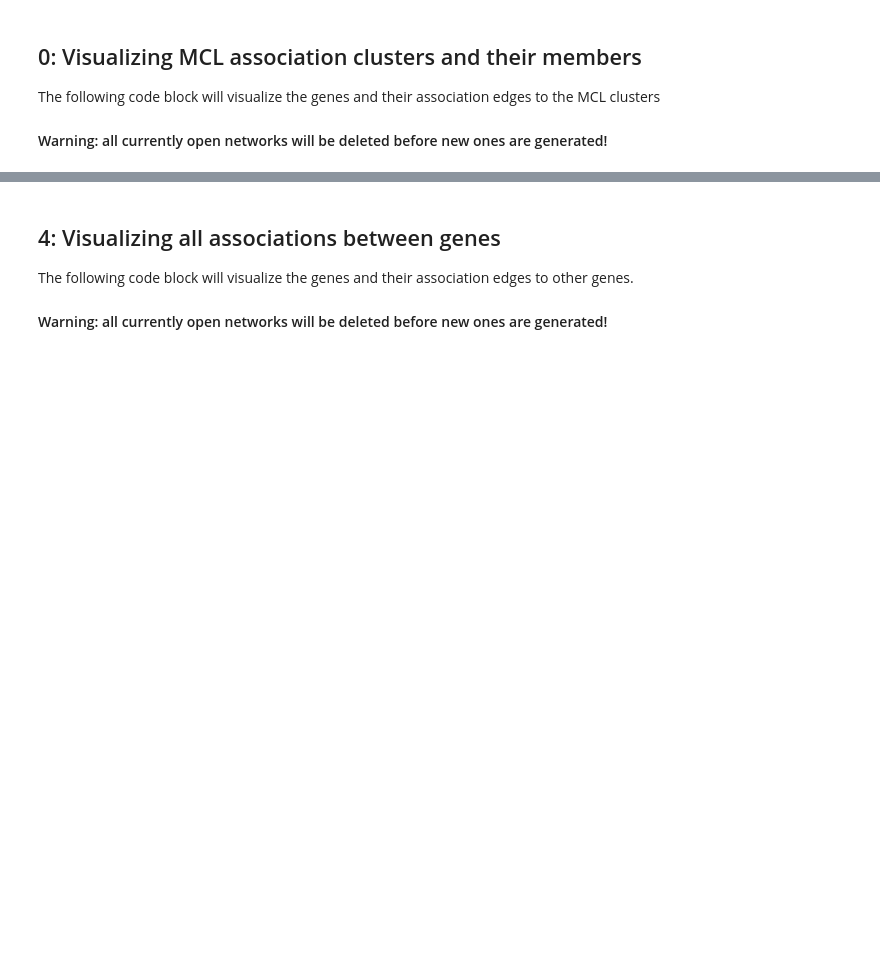
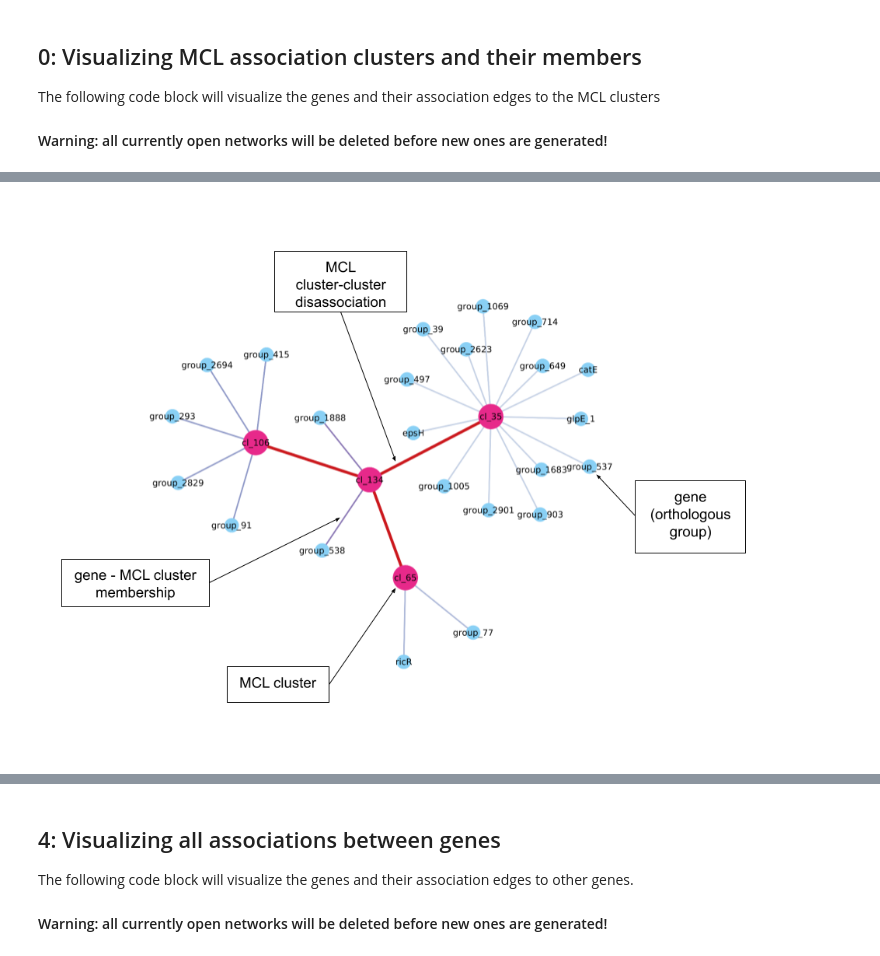
Before and after one commit to fbaumdicker/goldfinder, a Jupyter notebook: goldfinder/goldfinder_cytoscape_import.ipynb, the cells around one changed output, grey strips where cells are left out. Cells and saved outputs as stored; diff of their text form; code cells hidden in the pictures; blank space fills up the shorter version.

```diff
--- a/goldfinder/goldfinder_cytoscape_import.ipynb
+++ b/goldfinder/goldfinder_cytoscape_import.ipynb
@@ -72,14 +86,14 @@ Current directory is: /home/agavriil/Documents/goldfinder_projects/goldfinder
 Importing premade styles from file. These are used in the examples below. Any custom styles would need to be imported first and then called in the relevant functions
 # %%
 ### import styles file - this should be present in the same folder as the script
-styles_file = os.path.join(currentdir,'GOLDfinder_custom_styles.xml')
+styles_file = os.path.join(currentdir,'goldfinder_custom_styles.xml')
 #styles_file = join(currentdir, 'default_cy_styles.xml')
 
-styles_dict = {'all_association':'GOLDfinder_allassoc',
-               'all_assoc_part_dissoc':'GOLDfinder_allassoc_partialDis',
-               'all_assoc_genebased_dissoc':'GOLDfinder_allassoc_genebasedDis',
-               'phage_defense_all_assoc':'GOLDfinder_phagedefense',
-               'manuscript_comparison':'GOLDfinder-COINfinder_copycatFig1',
+styles_dict = {'all_association':'goldfinder_allassoc',
+               'all_assoc_cluster_colours':'goldfinder_assoc_MCLcolours',
+               'all_assoc_part_dissoc':'goldfinder_allassoc_partialDis',
+               'all_assoc_genebased_dissoc':'goldfinder_allassoc_genebasedDis',
+               'phage_defense_all_assoc':'goldfinder_phagedefense',
                'test':'default'}
 ### check if all the GOLDfinder styles are already imported in Cytoscape
 styles = p4c.get_visual_style_names()
@@ -90,7 +104,7 @@ styles_description_dict = {'all_association':'Networks that include MCL associat
                            'all_assoc_part_dissoc':'Same as all_association, but also includes member-member dissociation edges.',
                            'all_assoc_genebased_dissoc':'Same as all_association, but also includes gene-based dissociation edges (See details on GeneForce for more).',
                            'phage_defense_all_assoc':'Similar as all_association, but colours separately phage, defense, antidefense genes.',
-                           'manuscript_comparison':'Style used in the GOLDfinder manuscript for the comparison of GOLDfinder and COINfinder results. Needs fixing!!!!!!!!!!!!!!!!!!!!!!!!!!!!!!!!!!!!!!!!!',
+                           'all_assoc_cluster_colours':'Same as all_association, but also colours gene nodes based on their MCL cluster.',
                            'test':'Default style that already exists in Cytoscape'}
 ### checking layout names and tweakable attributes - uncomment one at a time
 #p4c.get_layout_names()
@@ -780,0 +452,81 @@ Done
+# %%
+### visualize most significant interactions only or all of them?
+onlysignificant = True
+### if onlysignificant=True, what is the threshold for the Force value (inclusive)?
+force_T = 0.9
+
+### If onlysignificant=False, how many edges should be visualized at a time? change variable here
+nrows = 50
+
+### deleting existing networks to start over
+p4c.delete_all_networks()
+
+today = date.today()
+todaystr = today.strftime("%y%m%d")
+
+### create only one network
+if onlysignificant:
+    gene_cluster_clDis_sign_edges_df = pd.concat([gene_to_cluster_edges_df[['source', 'target', 'Force', 'pair_type']],
+                                                  cluster_dissoc_edges_std_df[cluster_dissoc_edges_std_df['Force'] >= force_T]])
+    check_nodes_edges(nodes_df, gene_cluster_clDis_sign_edges_df)
+    ### make associations network inlcuding MCL clusters
+    collection_title = "goldfinder results"
+    p4c.create_network_from_data_frames(nodes_df,
+                                        gene_cluster_clDis_sign_edges_df,
+                                        title = f'Gene-MCL cluster associations and significant (Force>={force_T}) cluster-cluster disassociations',
+                                        collection=collection_title)
+    p4c.layout_network('force-directed')
+    ### apply style
+    apply_visual_style(styles_dict['all_assoc_part_dissoc'])
+    ### give it a second for the style to be applied
+    time.sleep(1)
+    ### save the figure
+    outfig_name=f'{todaystr}_goldfinder_top_MCLclusters_disassoc_T{force_T}.jpeg'
+    # for more options see here: https://py4cytoscape.readthedocs.io/en/latest/reference/generated/py4cytoscape.network_views.export_image.html
+    save_network_image(join(outdir, outfig_name), filetype='JPEG')
+    print(f"Saving figure in file {outfig_name}")
+    ### save session
+    outcys_session_name = f'{todaystr}_goldfinder_top_MCLclusters_disassoc_T{force_T}.cys'
+    p4c.save_session(os.path.join(outdir, outcys_session_name))
+    print(f"Saving session in file {outcys_session_name}")
+### separate into multiple networks to avoid overcrowding
+else:
+    ### sort cluster-cluster disassociation edges by Force value (most significant ones are visualized first)
+    cluster_dissoc_edges_std_df.sort_values('Force', ascending=False, inplace=True)
+    ### create one network for each nrows edges, starting with the most significant ones (highest Force values)
+    index = 0
+    while nrows * index < len(cluster_dissoc_edges_std_df):
+        cluster_dissoc_edges_part_df = cluster_dissoc_edges_std_df.iloc[index*nrows:(index+1)*nrows, :]
+        gene_cluster_clDis_sign_edges_part_df = pd.concat([gene_to_cluster_edges_df[['source', 'target', 'Force', 'pair_type']],
+                                                    cluster_dissoc_edges_part_df[cluster_dissoc_edges_part_df['Force'] >= force_T]])
+        check_nodes_edges(nodes_df, gene_cluster_clDis_sign_edges_part_df)
+        ### make associations network inlcuding MCL clusters
+        collection_title = "GOLDfinder results"
+        p4c.create_network_from_data_frames(nodes_df,
+                                            gene_cluster_clDis_sign_edges_part_df,
+                                            title = f'Gene-MCL cluster associations and significant (Force>={force_T}) cluster-cluster disassociations',
+                                            collection=collection_title)
+        p4c.layout_network('force-directed')
+        ### apply style
+        apply_visual_style(styles_dict['all_assoc_part_dissoc'])
+        ### give it a second for the style to be applied
+        time.sleep(1)
+        ### save the figure
+        outfig_name= f'{todaystr}_allassoc_manyDis_networks_{index}.jpeg'
+        # for more options see here: https://py4cytoscape.readthedocs.io/en/latest/reference/generated/py4cytoscape.network_views.export_image.html
+        save_network_image(join(outdir, outfig_name), filetype='JPEG')
+        print(f"Saving figure in file {outfig_name}")
+        index+=1
+    ### save session
+    outcys_session_name = f'{todaystr}_allassoc_manyDis_networks.cys'
+    print(f"Saving session in file {outcys_session_name}")
+    p4c.save_session(os.path.join(outdir, outcys_session_name))
+
+### show example legend
+example1 = os.path.join(examples_dir, '1_visualisation_legend.png')
+try:
+    display(Image(filename=example1))
+except:
+    print("Error displaying example legend")
+print('\nDone')
+# %% [output]
@@ -780,0 +544 @@ Done
+[figure, added]
```
Also changed, not shown: parts of 38 cells of this notebook, 14 other files.
